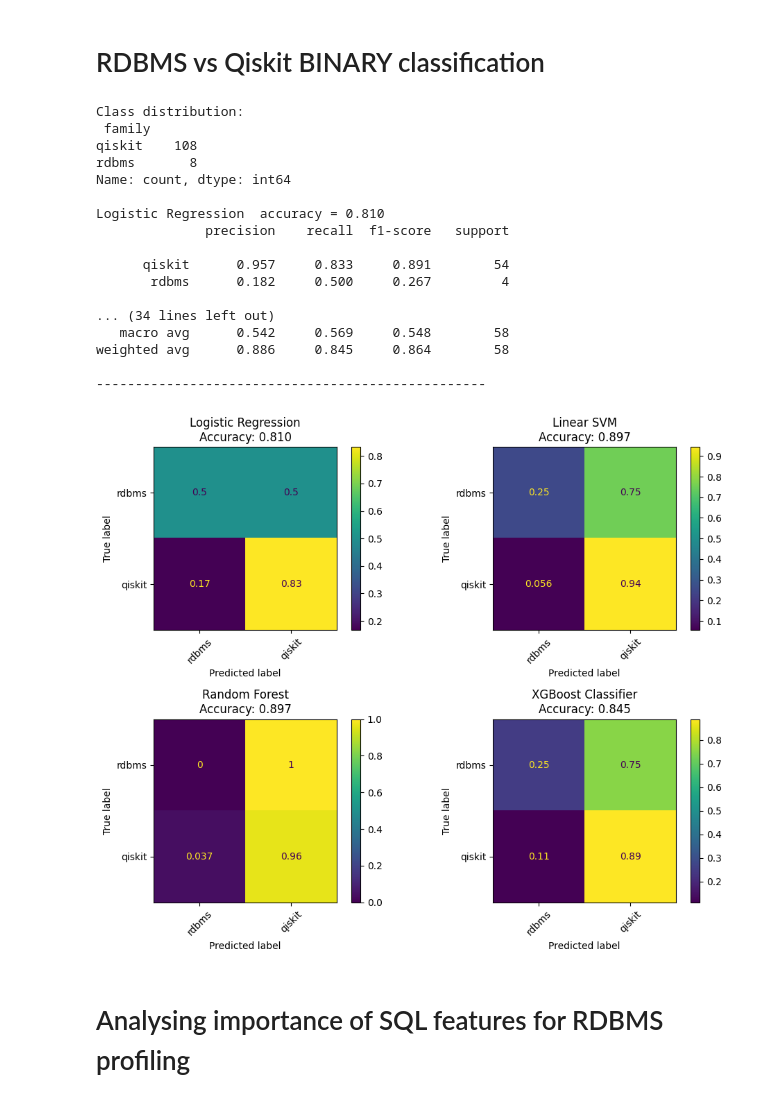
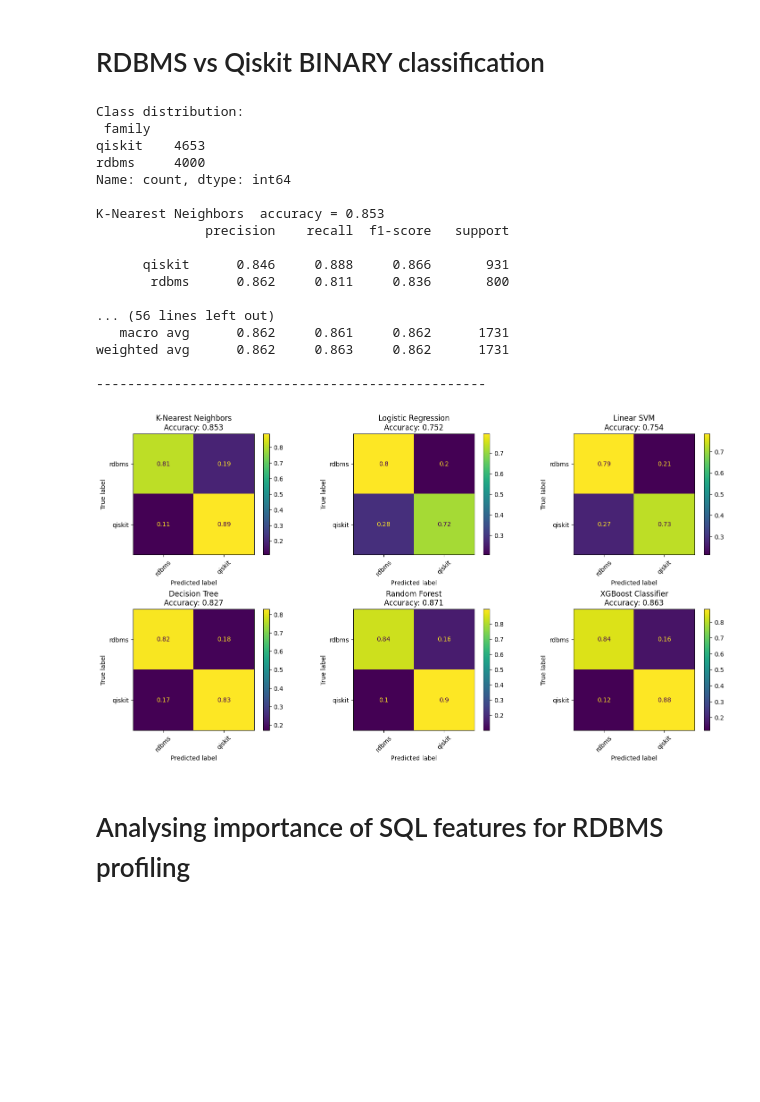
Before and after one commit to InfiniData-Lab/InferQ, a Jupyter notebook: analysis/rdbms.ipynb, the cells around one changed output. Saved outputs shown, nothing was run; the diff lists cells and outputs as text; code cells hidden in the pictures; blank space fills up the shorter version.

```diff
--- a/analysis/rdbms.ipynb
+++ b/analysis/rdbms.ipynb
@@ -25,9 +25,9 @@ rdbms_df  = pd.read_csv(base / "rdbms_simulation.csv")
 # 2. Merge feature tables first (numeric features)
 feature_df = sql_df # Only use SQL features for RDBMS analysis
 
-feature_df = sql_df.merge(static_df, on=PRIMARY_KEY, how="outer") \
-                       .merge(dynamic_df, on=PRIMARY_KEY, how="outer") \
-                       .merge(graph_df, on=PRIMARY_KEY, how="outer") \
+# feature_df = sql_df.merge(static_df, on=PRIMARY_KEY, how="outer") \
+#                        .merge(dynamic_df, on=PRIMARY_KEY, how="outer") \
+#                        .merge(graph_df, on=PRIMARY_KEY, how="outer") \
 # 3. FEATURES = numeric columns only (excluding PRIMARY_KEY)
 
 FEATURES = feature_df.select_dtypes(include=[np.number]).columns.tolist()
@@ -44,7 +44,7 @@ df = feature_df.merge(rdbms_df, on=PRIMARY_KEY)
 # Rows with all FEATURES present
 df_feat_ok = df.dropna(subset=FEATURES, how="any")
 
-sim_cols = [c for c in rdbms_df.columns if c != PRIMARY_KEY]
+sim_cols = [c for c in rdbms_df.columns if c != PRIMARY_KEY and 'sqlite' in c]
 
 df_valid = df_feat_ok[df_feat_ok[sim_cols].notna().any(axis=1)]
 df_all   = df_feat_ok.dropna(subset=sim_cols, how="any")
@@ -54,5 +54,5 @@ print("Rows with all FEATURES valid and ALL sim non-PK columns non-NaN:", len(df
 df = df_all
 
 # Mean the von neumann entropy which is current a list per row
-df['vn_entropy'] = df['statevector_saved_von_neumann_entropy'].apply(lambda x: np.mean(eval(x)) if pd.notna(x) else np.nan)
+# df['vn_entropy'] = df['statevector_saved_von_neumann_entropy'].apply(lambda x: np.mean(eval(x)) if pd.notna(x) else np.nan)
 # %% [output]
@@ -280,13 +379,12 @@ XGBoost              accuracy = 0.793
 # RDBMS vs Qiskit BINARY classification
 # %%
 from sklearn.metrics import classification_report
-
 # --- binary target ---
 RDBMS_METHODS = {"psql", "ducksql", "sqlite", "infiniquantum"}
-QISKIT_METHODS = {"statevector_saved", "density_matrix", "matrix_product_state", "extended_stabilizer"}
+QISKIT_METHODS = {"statevector_saved", "density_matrix", "matrix_product_state", "extended_stabilizer", "statevector_saved"}
 
 df_bin = df_with_qiskit.copy()
-df_bin["family"] = df_bin["best_time_method"].apply(
+df_bin["family"] = df_bin["best_mem_method"].apply(
     lambda m: "rdbms" if m in RDBMS_METHODS else "qiskit" if m in QISKIT_METHODS else np.nan
 )
 df_bin = df_bin.dropna(subset=["family"])
@@ -296,7 +394,7 @@ print("Class distribution:\n", y.value_counts(), "\n")
 
 # --- split ---
 X_train, X_test, y_train, y_test = train_test_split(
-    X, y, test_size=0.5, random_state=42, stratify=y
+    X, y, test_size=0.2, random_state=42, stratify=y
 )
 
 # --- encoding + weights ---
@@ -321,10 +419,10 @@ sample_weights_xgb = np.array([cw_enc[c] for c in y_train_enc])
 
 # --- models ---
 models = {
-    # "K-Nearest Neighbors": Pipeline([
-    #     ("scaler", StandardScaler()),
-    #     ("clf", KNeighborsClassifier(7))
-    # ]),
+    "K-Nearest Neighbors": Pipeline([
+        ("scaler", StandardScaler()),
+        ("clf", KNeighborsClassifier(7))
+    ]),
     "Logistic Regression": Pipeline([
         ("scaler", StandardScaler()),
         ("clf", LogisticRegression(max_iter=2000, class_weight="balanced"))
@@ -333,7 +431,7 @@ models = {
         ("scaler", StandardScaler()),
         ("clf", SVC(kernel="linear", class_weight="balanced"))
     ]),
-    # "Decision Tree": DecisionTreeClassifier(class_weight="balanced", random_state=42),
+    "Decision Tree": DecisionTreeClassifier(class_weight="balanced", random_state=42),
     "Random Forest": RandomForestClassifier(300, n_jobs=-1, class_weight="balanced", random_state=42),
     "XGBoost Classifier": XGBClassifier(
         n_estimators=300, max_depth=6, learning_rate=0.1,
@@ -344,41 +442,41 @@ models = {
 }
 
 # --- train / evaluate ---
 model_to_y_pred = {}
 
 for name, model in models.items():
     if name == "XGBoost Classifier":
         model.fit(X_train, y_train_enc, sample_weight=sample_weights_xgb)
         y_pred = le.inverse_transform((model.predict(X_test) > 0.5).astype(int))
     else:
         model.fit(X_train, y_train)
         y_pred = model.predict(X_test)
 
     model_to_y_pred[name] = y_pred
     print(f"{name:20s} accuracy = {accuracy_score(y_test, y_pred):.3f}")
     print(classification_report(y_test, y_pred, digits=3))
     print("-" * 50)
 
 # --- confusion matrices ---
 PlotConfusionReports(y_test, model_to_y_pred, methods=["rdbms", "qiskit"])
 # %% [output]
 Class distribution:
  family
-qiskit    108
-rdbms       8
+qiskit    4653
+rdbms     4000
 Name: count, dtype: int64
 
-Logistic Regression  accuracy = 0.810
+K-Nearest Neighbors  accuracy = 0.853
               precision    recall  f1-score   support
 
-      qiskit      0.957     0.833     0.891        54
-       rdbms      0.182     0.500     0.267         4
+      qiskit      0.846     0.888     0.866       931
+       rdbms      0.862     0.811     0.836       800
 
-... (34 lines left out)
-   macro avg      0.542     0.569     0.548        58
-weighted avg      0.886     0.845     0.864        58
+... (56 lines left out)
+   macro avg      0.862     0.861     0.862      1731
+weighted avg      0.862     0.863     0.862      1731
 
 --------------------------------------------------
-[figure, old version]
+[figure, new version]
 # %% [markdown]
 # Analysing importance of SQL features for RDBMS profiling
```
Also changed, not shown: parts of 8 cells of this notebook, 5 other files.
